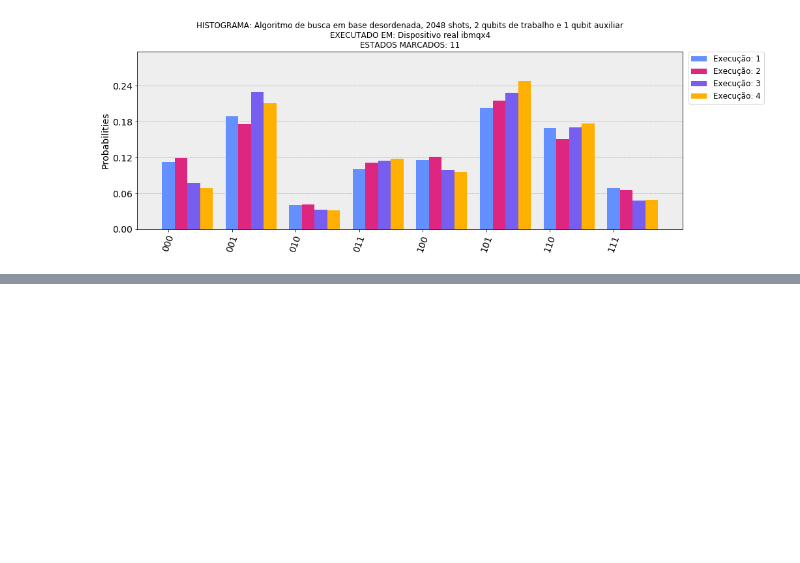
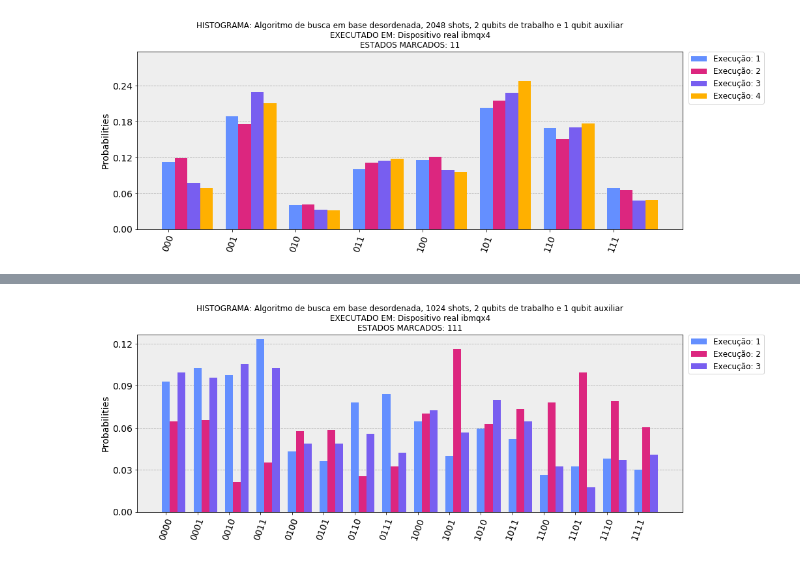
Before and after one commit to L30n4rd0/quantum-computing-codes, a Jupyter notebook: QisKit/notebooks/qiskit_histogram_cqd_search_data_base_item_on_ibmqx4.ipynb, the cells around one changed output, grey strips where cells are left out. Saved outputs shown, nothing was run; the diff lists cells and outputs as text; code cells hidden in the pictures; blank space fills up the shorter version.

```diff
--- a/QisKit/notebooks/qiskit_histogram_cqd_search_data_base_item_on_ibmqx4.ipynb
+++ b/QisKit/notebooks/qiskit_histogram_cqd_search_data_base_item_on_ibmqx4.ipynb
@@ -144,0 +234,39 @@ plot_histogram(
+# %%
+python_module = "qiskit_cqd_search_data_base_backend"
+algorithm = "Algoritmo de busca em base desordenada"
+shots = 1024
+work_qubits = 2
+auxiliaries_qubits = 1
+backend_name = "ibmqx4"
+backend_type = "Dispositivo real"
+marked_states = "111"
+# %%
+executions_counts = [
+    {'0111': 86, '1111': 31, '1100': 27, '1110': 39, '1010': 61, '0011': 126, '0101': 37, '0001': 105, '1001': 41, '1000': 66, '0010': 100, '0110': 80, '1011': 53, '0100': 44, '0000': 95, '1101': 33},
+    {'0101': 60, '0011': 36, '0001': 67, '0000': 66, '0010': 22, '1101': 102, '0111': 33, '1000': 72, '1100': 80, '1001': 119, '0110': 26, '1111': 62, '1110': 81, '0100': 59, '1011': 75, '1010': 64},
+    {'1001': 58, '0011': 105, '0111': 43, '0100': 50, '1100': 33, '1111': 42, '0010': 108, '1101': 18, '0110': 57, '1011': 66, '1000': 74, '0000': 102, '1110': 38, '0101': 50, '0001': 98, '1010': 82}
+]
+# %%
+# Plot results with legend
+
+legend = []
+
+for index in range(len(executions_counts)):
+    legend.append("Execução: " + str(index + 1))
+# %%
+# Plot graph
+plot_histogram(
+    data = executions_counts,
+    figsize = (15,5),
+    color = None,
+    number_to_keep = None,
+    sort = 'asc',
+    legend = legend,
+    bar_labels = False,
+    title = "HISTOGRAMA: " + algorithm + ", " + str(shots) + " shots, " +
+            str(work_qubits) + " qubits de trabalho e " + str(auxiliaries_qubits) + " qubit auxiliar" +
+            "\nEXECUTADO EM: " + backend_type + " " + backend_name +
+            "\nESTADOS MARCADOS: " + marked_states
+)
+# %% [output]
+[figure, added]
```
Also changed, not shown: parts of 14 cells of this notebook.
